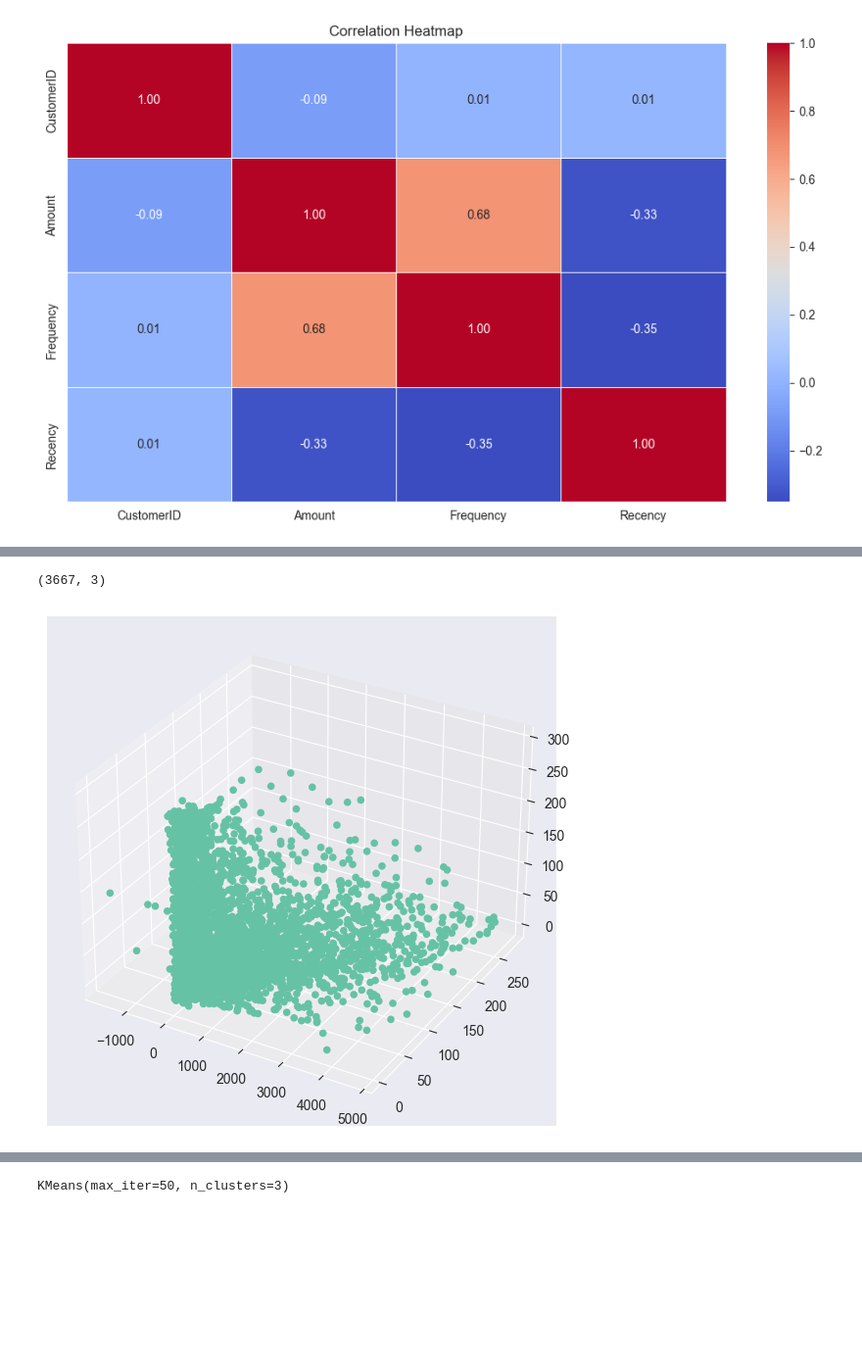
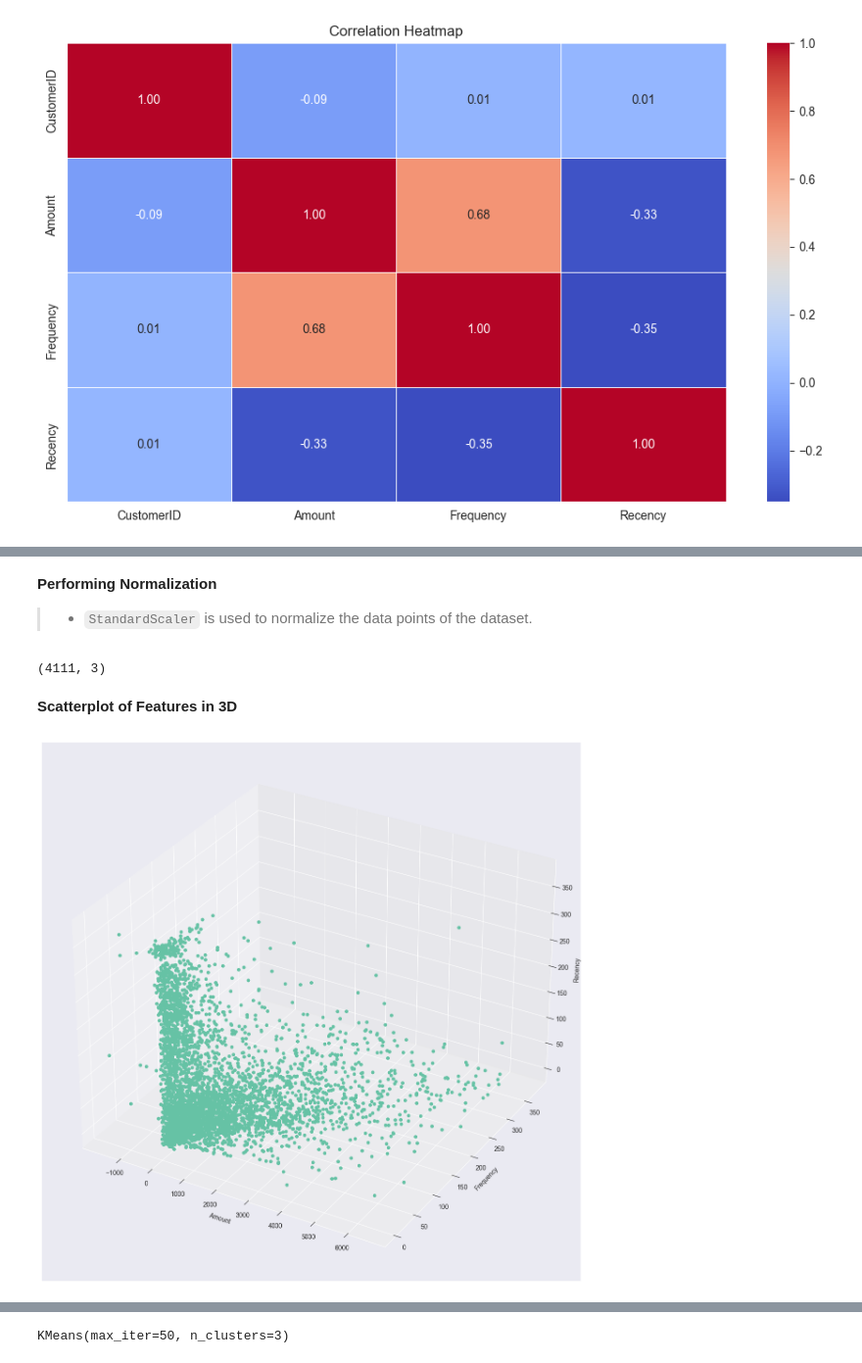
Before and after one commit to jonamadk/scaling-ML-journey, a Jupyter notebook: lab-04/Lab4.ipynb, the cells around one changed output, grey strips where cells are left out. Shown at 98% size. Drawn from its saved outputs; the diff is of its cells as text; code cells hidden in the pictures; blank space fills up the shorter version.

```diff
--- a/lab-04/Lab4.ipynb
+++ b/lab-04/Lab4.ipynb
@@ -185,0 +200,38 @@ dataset.drop(columns=['CustomerID'],inplace=True)
+# %%
+import pandas as pd
+import seaborn as sns
+import matplotlib.pyplot as plt
+from sklearn.preprocessing import MinMaxScaler
+from scipy.stats import zscore
+
+
+# 1. Normalize dataset using MinMaxScaler
+scaler = MinMaxScaler()
+dataset_normalized = pd.DataFrame(scaler.fit_transform(dataset), columns=dataset.columns)
+
+# 2. Find outliers using scipy z score
+z_scores = zscore(dataset_normalized)
+
+# Define threshold for identifying outliers (e.g., Z-score > 3 or < -3)
+threshold = 3
+
+# Identify outliers
+outliers = (z_scores > threshold) | (z_scores < -threshold)
+
+# 3. Visualize outliers using box plot
+plt.figure(figsize=(12, 5))
+sns.boxplot(data=dataset_normalized[outliers.any(axis=1)])
+plt.title('Boxplot of Outliers')
+plt.xlabel('Features')
+plt.ylabel('Values')
+plt.xticks(rotation=45)
+plt.show()
+
+# 4. Remove outliers and update the dataset
+dataset_cleaned = dataset_normalized[~outliers.any(axis=1)]
+
+print("Outlier rows:",dataset[outliers.any(axis=1)].shape[0])
+
+
+# 5. Apply inverse_transform to inverse the normalization
+dataset = pd.DataFrame(scaler.inverse_transform(dataset_cleaned), columns=dataset_cleaned.columns)
@@ -289,18 +322,23 @@ Outlier rows: 626
+# %% [markdown]
+**Performing Normalization**
+>- `StandardScaler` is used to normalize the data points of the dataset.
 # %%
-
-
 scaler = StandardScaler()
-
 dataset_scaled = scaler.fit_transform(dataset)
 dataset_scaled.shape
 # %% [output]
-(3667, 3)
+(4111, 3)
+# %% [markdown]
+**Scatterplot of Features in 3D**
 # %%
 plt.rcParams["figure.figsize"] = [12.00, 5.50]
 plt.rcParams["figure.autolayout"] = True
-fig = plt.figure()
+fig = plt.figure(figsize=(12,12))
 ax = fig.add_subplot(111, projection='3d')
 ax.scatter(dataset.iloc[:, 0], dataset.iloc[:, 1], dataset.iloc[:, 2],alpha=1)
+ax.set_xlabel('Amount')
+ax.set_ylabel('Frequency')
+ax.set_zlabel('Recency')
 plt.show()
 # %% [output]
-[figure, old version]
+[figure, new version]
```
Also changed, not shown: parts of 65 cells of this notebook.
